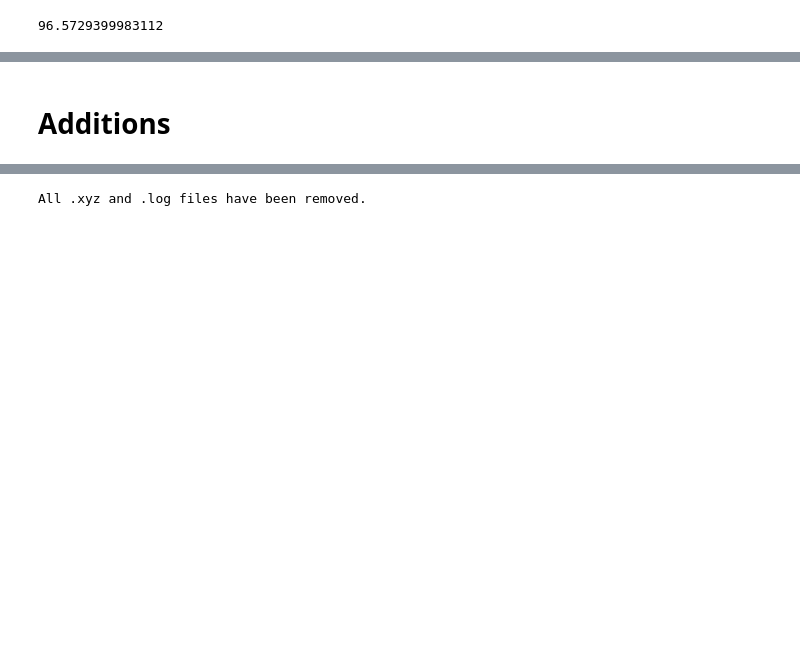
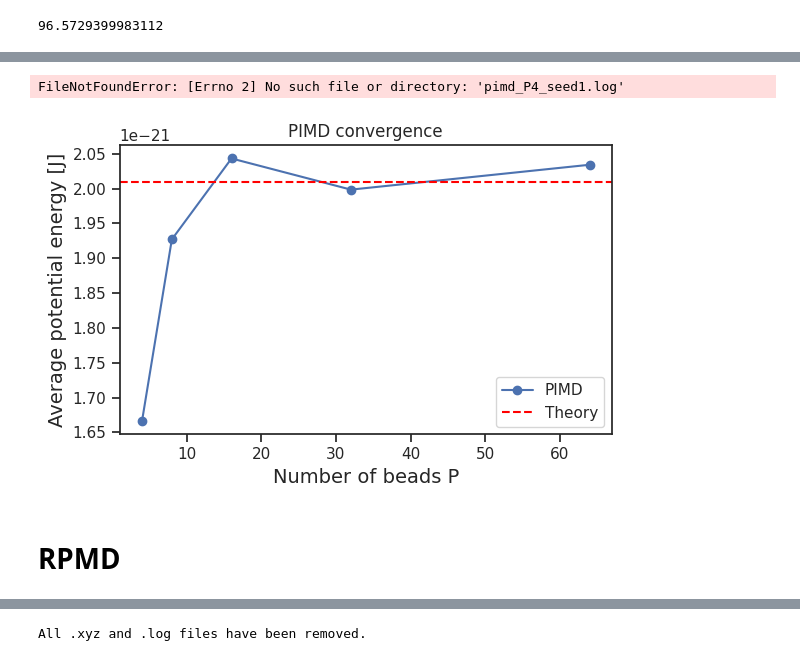
Before and after one commit to SagiMeir/Simulations4Beginners, a Jupyter notebook: Copy_of_sim4beginners.ipynb, the cells around one changed output, grey strips where cells are left out. Drawn from its saved outputs; the diff is of its cells as text; code cells hidden in the pictures; blank space fills up the shorter version.

Commit message:
Added all until RPMD

```diff
--- a/Copy_of_sim4beginners.ipynb
+++ b/Copy_of_sim4beginners.ipynb
@@ -1068,2 +1032,60 @@ FINAL AVERAGE FOR P=32: 6.378e-21
+# %%
+import numpy as np
+import pandas as pd
+from scipy.constants import Boltzmann as BOLTZMANN
+from scipy.constants import hbar as h_bar
+
+temp = (h_bar * omega) / (6 * BOLTZMANN)
+seeds = range(1,11)
+U_final = []
+
+for P in P_values:
+    U_for_this_P = []
+    for seed in seeds:
+        log_filename = f"pimd_P{P}_seed{seed}.log"
+        df = pd.read_csv(log_filename, sep=r"\s+")
+        U = df["U"].values
+        equil = int(0.2 * len(U))
+        U_avg = U[equil:].mean()
+        U_for_this_P.append(U_avg)
+
+    if U_for_this_P:
+        U_mean = np.mean(U_for_this_P)
+        U_final.append(U_mean)
+
+beta = 1 / (BOLTZMANN * temp)
+U_theory = ((h_bar * omega / 4)/ np.tanh(beta * h_bar * omega / 2))
+# %% [output]
+FileNotFoundError: [Errno 2] No such file or directory: 'pimd_P4_seed1.log'
+# %%
+plt.figure(figsize=(6,4))
+
+plt.plot(
+    P_values,
+    U_final,
+    'o-',
+    label='PIMD'
+)
+
+plt.axhline(
+    U_theory,
+    color='red',
+    linestyle='--',
+    label='Theory'
+)
+
+plt.xlabel("Number of beads P")
+
+plt.ylabel("Average potential energy [J]")
+
+plt.title(r"PIMD convergence")
+
+plt.legend()
+
+plt.tight_layout()
+
+plt.show()
+# %% [output]
+[figure, added]
 # %% [markdown]
-# Additions
+# RPMD
```
Also changed, not shown: parts of 11 cells of this notebook.
